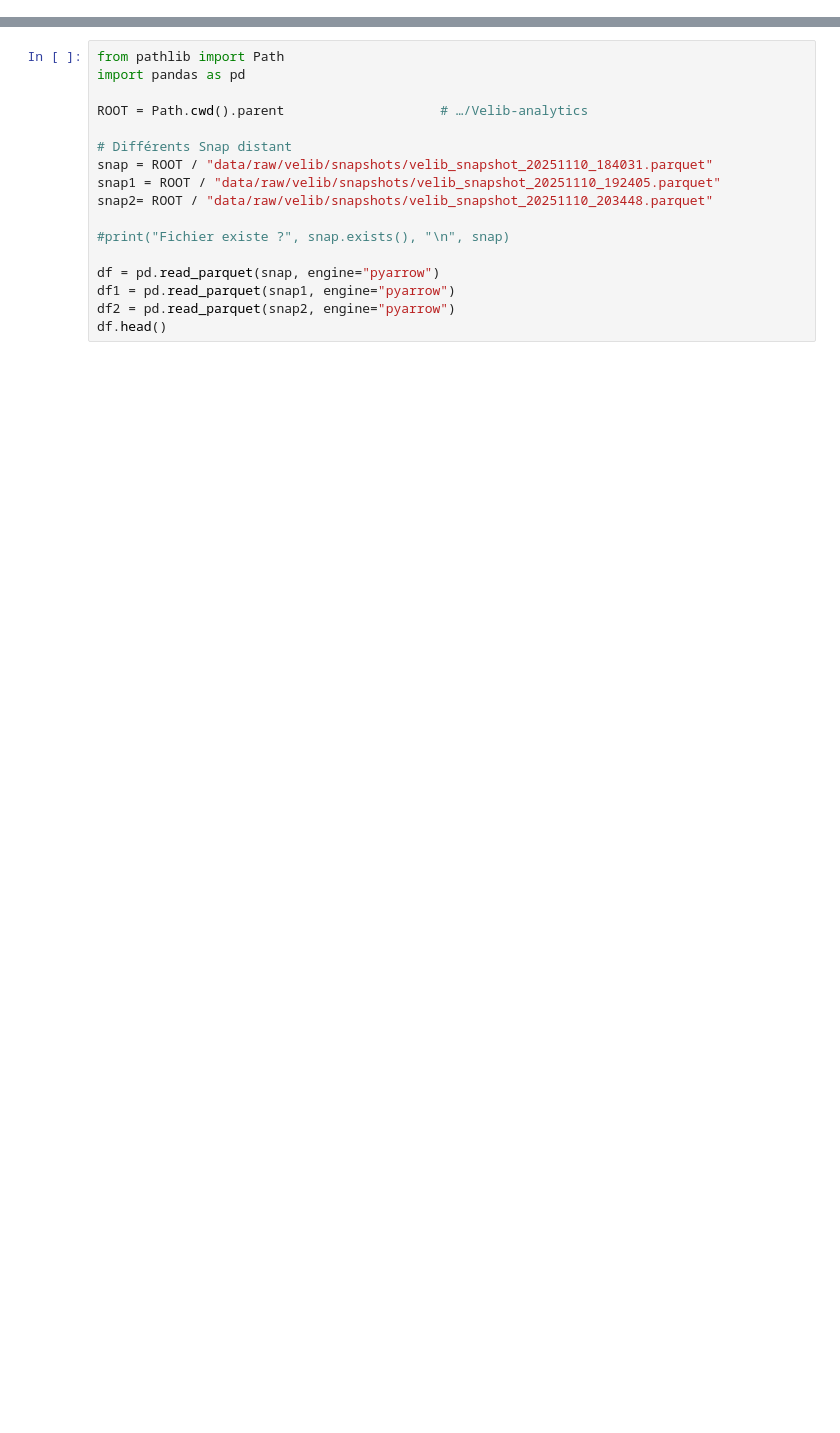
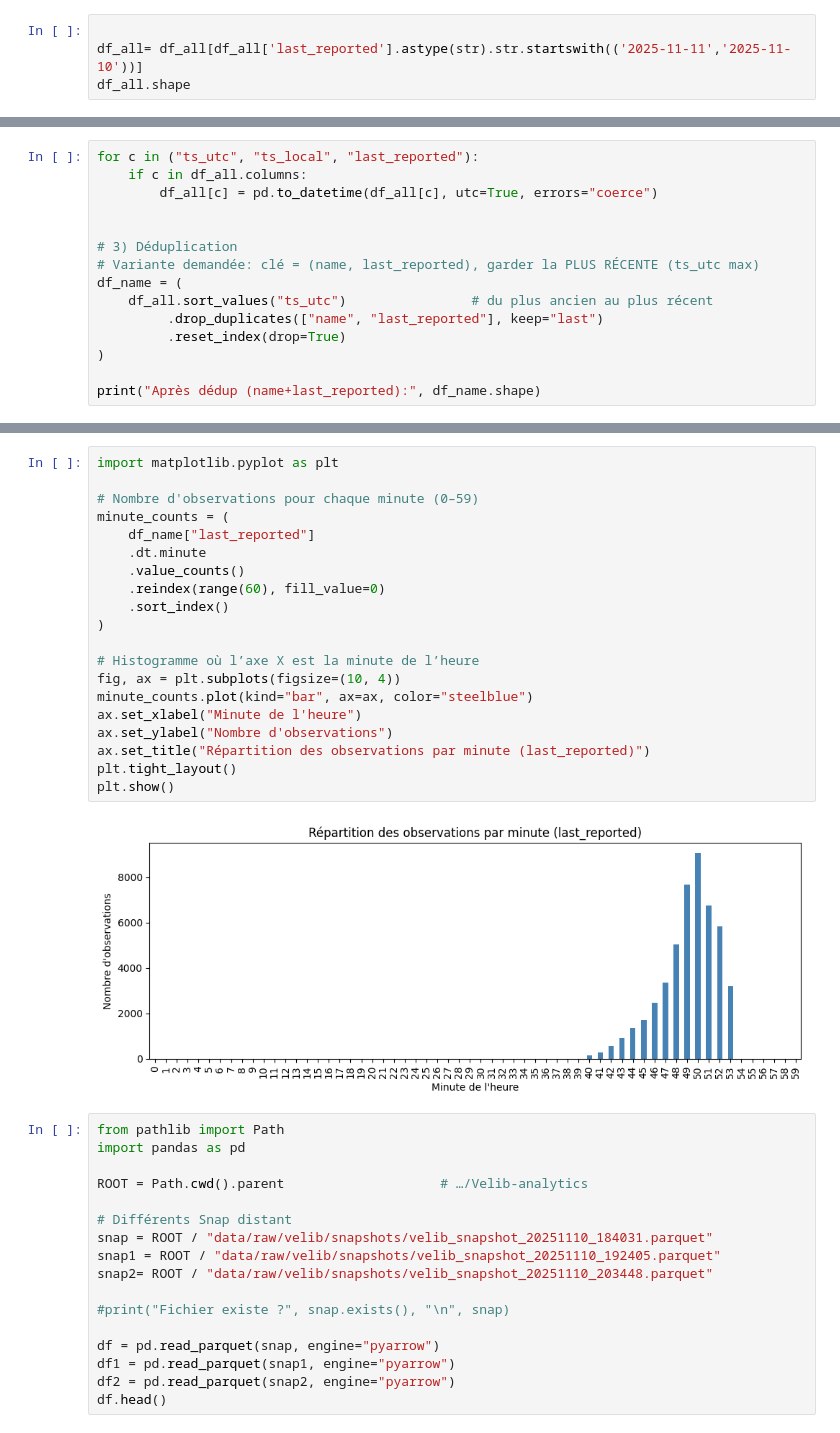
Before and after one commit to SouhaiLOps/Velib-analytics-, a Jupyter notebook: notebooks/real_time_velib.ipynb, the cells around one changed output, grey strips where cells are left out. Cells and saved outputs as stored; diff of their text form; blank space fills up the shorter version.

```diff
--- a/notebooks/real_time_velib.ipynb
+++ b/notebooks/real_time_velib.ipynb
@@ -0,0 +35,4 @@
+# %%
+
+df_all= df_all[df_all['last_reported'].astype(str).str.startswith(('2025-11-11','2025-11-10'))]
+df_all.shape
@@ -0,0 +41,15 @@
+# %%
+for c in ("ts_utc", "ts_local", "last_reported"):
+    if c in df_all.columns:
+        df_all[c] = pd.to_datetime(df_all[c], utc=True, errors="coerce")
+
+
+# 3) Déduplication
+# Variante demandée: clé = (name, last_reported), garder la PLUS RÉCENTE (ts_utc max)
+df_name = (
+    df_all.sort_values("ts_utc")                # du plus ancien au plus récent
+         .drop_duplicates(["name", "last_reported"], keep="last")
+         .reset_index(drop=True)
+)
+
+print("Après dédup (name+last_reported):", df_name.shape)
@@ -1,3 +124,25 @@
+# %%
+import matplotlib.pyplot as plt
+
+# Nombre d'observations pour chaque minute (0–59)
+minute_counts = (
+    df_name["last_reported"]
+    .dt.minute
+    .value_counts()
+    .reindex(range(60), fill_value=0)
+    .sort_index()
+)
+
+# Histogramme où l’axe X est la minute de l’heure
+fig, ax = plt.subplots(figsize=(10, 4))
+minute_counts.plot(kind="bar", ax=ax, color="steelblue")
+ax.set_xlabel("Minute de l'heure")
+ax.set_ylabel("Nombre d'observations")
+ax.set_title("Répartition des observations par minute (last_reported)")
+plt.tight_layout()
+plt.show()
+# %% [output]
+[figure, added]
 # %%
 from pathlib import Path
 import pandas as pd
```
Also changed, not shown: parts of 7 cells of this notebook, 1 other file.
